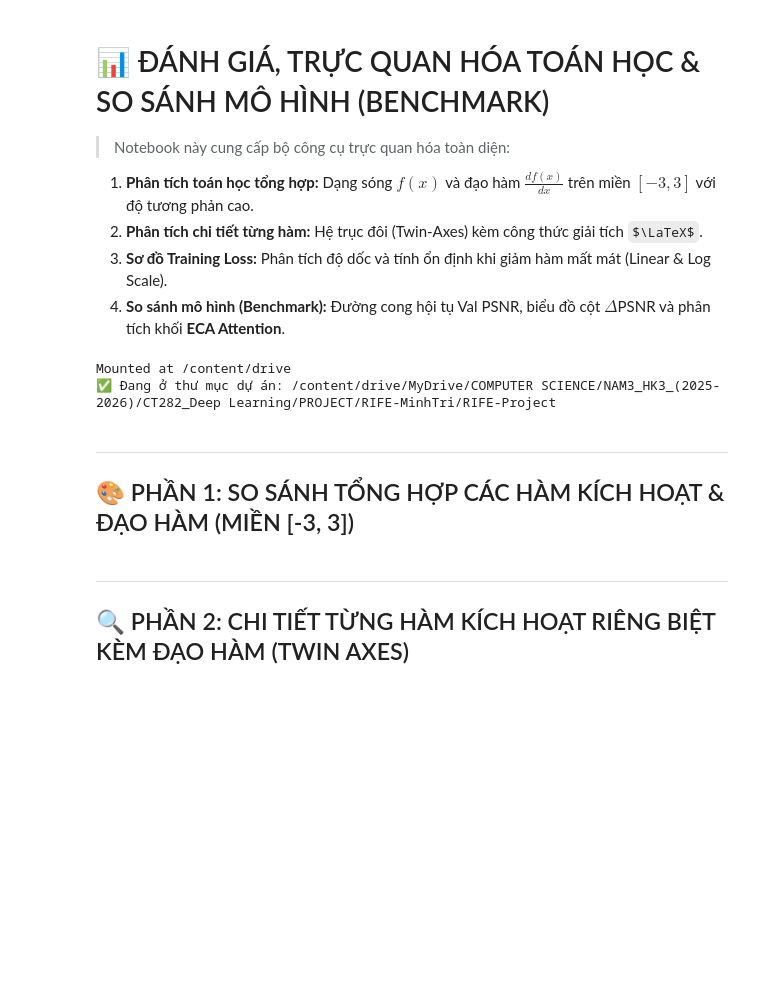
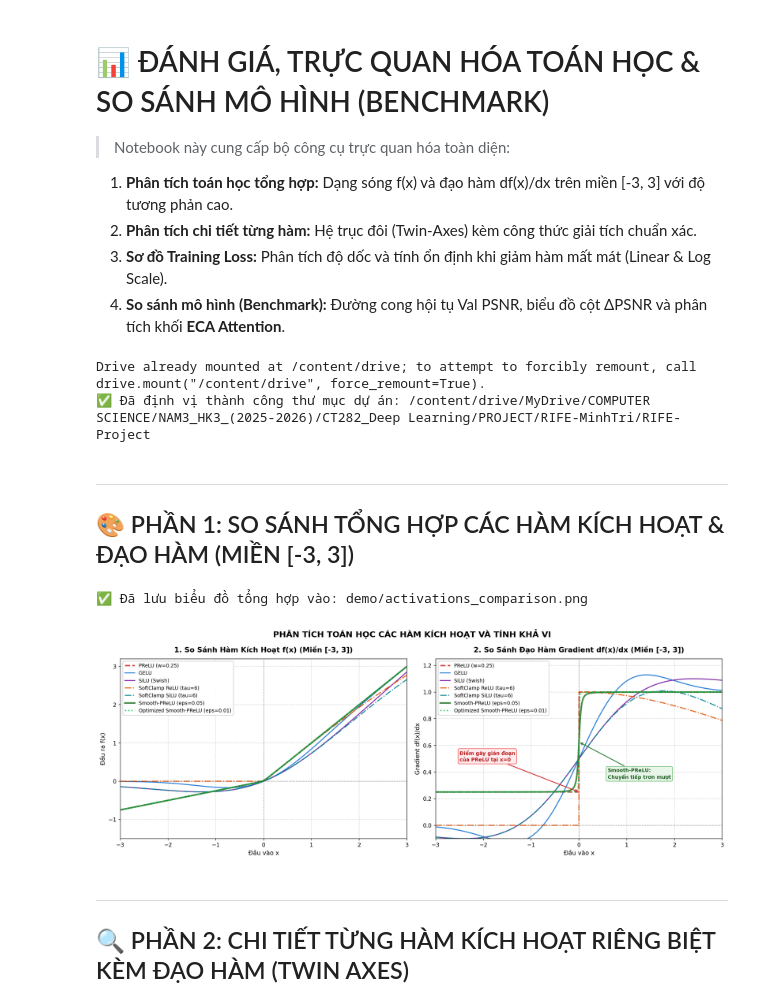
Before and after one commit to NguyenMinhTri24072005/CT282-RIFE, a Jupyter notebook: notebooks/colab/3_Evaluate_and_Plots.ipynb, the cells around one changed output. Cells and saved outputs as stored; diff of their text form; code cells hidden in the pictures; some formulas as TeX source; blank space fills up the shorter version.

```diff
--- a/notebooks/colab/3_Evaluate_and_Plots.ipynb
+++ b/notebooks/colab/3_Evaluate_and_Plots.ipynb
@@ -1,30 +1,57 @@
 # %% [markdown]
 # 📊 ĐÁNH GIÁ, TRỰC QUAN HÓA TOÁN HỌC & SO SÁNH MÔ HÌNH (BENCHMARK)
 > Notebook này cung cấp bộ công cụ trực quan hóa toàn diện:
-1. **Phân tích toán học tổng hợp:** Dạng sóng $f(x)$ và đạo hàm $\frac{df(x)}{dx}$ trên miền $[-3, 3]$ với độ tương phản cao.
-2. **Phân tích chi tiết từng hàm:** Hệ trục đôi (Twin-Axes) kèm công thức giải tích $\LaTeX$.
+1. **Phân tích toán học tổng hợp:** Dạng sóng f(x) và đạo hàm df(x)/dx trên miền [-3, 3] với độ tương phản cao.
+2. **Phân tích chi tiết từng hàm:** Hệ trục đôi (Twin-Axes) kèm công thức giải tích chuẩn xác.
 3. **Sơ đồ Training Loss:** Phân tích độ dốc và tính ổn định khi giảm hàm mất mát (Linear & Log Scale).
-4. **So sánh mô hình (Benchmark):** Đường cong hội tụ Val PSNR, biểu đồ cột $\Delta$PSNR và phân tích khối **ECA Attention**.
+4. **So sánh mô hình (Benchmark):** Đường cong hội tụ Val PSNR, biểu đồ cột ΔPSNR và phân tích khối **ECA Attention**.
 # %%
-# 1. KẾT NỐI GOOGLE DRIVE & DI CHUYỂN VÀO THƯ MỤC DỰ ÁN
-from google.colab import drive
-drive.mount('/content/drive')
+# 1. KẾT NỐI GOOGLE DRIVE & TỰ ĐỘNG ĐỊNH VỊ THƯ MỤC DỰ ÁN
+import os
+import sys
 
-import os
-PROJECT_DIR = "/content/drive/MyDrive/COMPUTER SCIENCE/NAM3_HK3_(2025-2026)/CT282_Deep Learning/PROJECT/RIFE-MinhTri/RIFE-Project"
-os.chdir(PROJECT_DIR)
-print(f"✅ Đang ở thư mục dự án: {os.getcwd()}")
+try:
+    from google.colab import drive
+    drive.mount('/content/drive')
+except Exception:
+    pass
+
+CANDIDATE_PATHS = [
+    "/content/drive/MyDrive/COMPUTER SCIENCE/NAM3_HK3_(2025-2026)/CT282_Deep Learning/PROJECT/RIFE-MinhTri/RIFE-Project",
+    "/content/drive/MyDrive/CT282-RIFE",
+    "/content/drive/MyDrive/RIFE-Project",
+    "/content/RIFE-Project",
+    os.getcwd()
+]
+
+project_found = False
+for path in CANDIDATE_PATHS:
+    if os.path.exists(path) and os.path.exists(os.path.join(path, 'visualize.py')):
+        os.chdir(path)
+        if path not in sys.path:
+            sys.path.insert(0, path)
+        print(f"✅ Đã định vị thành công thư mục dự án: {os.getcwd()}")
+        project_found = True
+        break
+
+if not project_found:
+    print(f"⚠️ Đang ở thư mục: {os.getcwd()}")
 # %% [output]
-Mounted at /content/drive
-✅ Đang ở thư mục dự án: /content/drive/MyDrive/COMPUTER SCIENCE/NAM3_HK3_(2025-2026)/CT282_Deep Learning/PROJECT/RIFE-MinhTri/RIFE-Project
+Drive already mounted at /content/drive; to attempt to forcibly remount, call drive.mount("/content/drive", force_remount=True).
+✅ Đã định vị thành công thư mục dự án: /content/drive/MyDrive/COMPUTER SCIENCE/NAM3_HK3_(2025-2026)/CT282_Deep Learning/PROJECT/RIFE-MinhTri/RIFE-Project
 # %% [markdown]
 ---
 ## 🎨 PHẦN 1: SO SÁNH TỔNG HỢP CÁC HÀM KÍCH HOẠT & ĐẠO HÀM (MIỀN [-3, 3])
 # %%
 # 2. VẼ SO SÁNH TỔNG HỢP F(X) VÀ ĐẠO HÀM DF(X)/DX (MIỀN [-3, 3])
-from visualize import plot_activations_and_gradients
+import importlib
+import visualize
+importlib.reload(visualize)
 
-plot_activations_and_gradients(save_path='demo/activations_comparison.png')
+visualize.plot_activations_and_gradients(save_path='demo/activations_comparison.png')
+# %% [output]
+✅ Đã lưu biểu đồ tổng hợp vào: demo/activations_comparison.png
+[figure, added]
 # %% [markdown]
 ---
 ## 🔍 PHẦN 2: CHI TIẾT TỪNG HÀM KÍCH HOẠT RIÊNG BIỆT KÈM ĐẠO HÀM (TWIN AXES)
```
Also changed, not shown: parts of 4 cells of this notebook, 27 other files.
